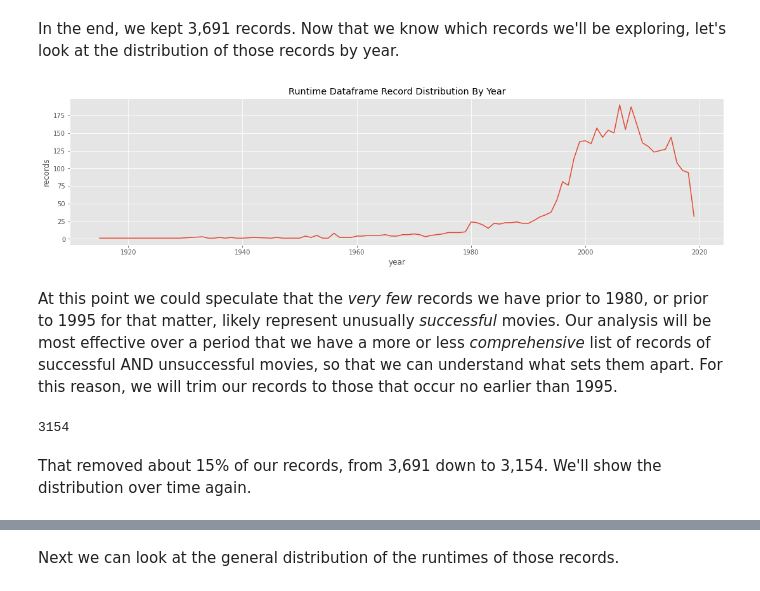
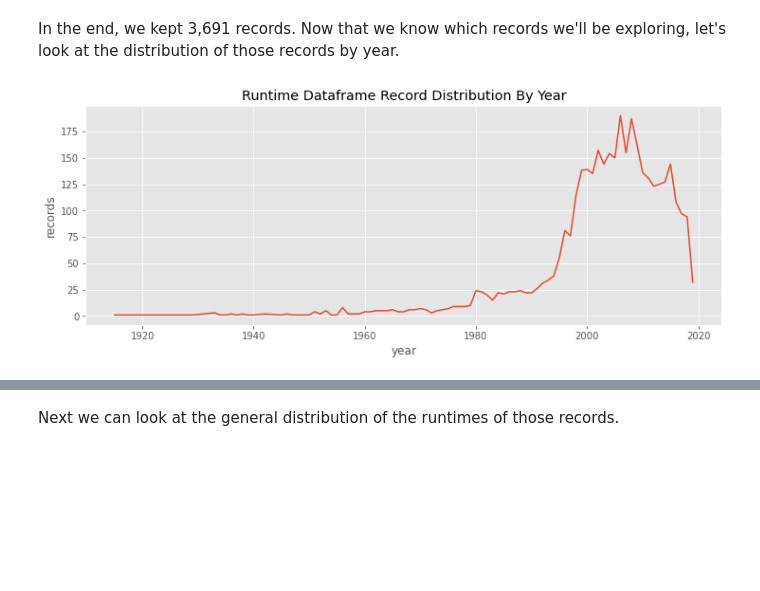
Before and after one commit to aarongalbraith/flatiron-phase1-project-redo, a Jupyter notebook: aaron_galbraith_p1_proj_redo.ipynb, the cells around one changed output, grey strips where cells are left out. Saved outputs shown, nothing was run; the diff lists cells and outputs as text; code cells hidden in the pictures; blank space fills up the shorter version.

```diff
--- a/aaron_galbraith_p1_proj_redo.ipynb
+++ b/aaron_galbraith_p1_proj_redo.ipynb
@@ -471,30 +469,18 @@ In the end, we kept 3,691 records. Now that we know which records we'll be explo
 # %%
 start = 0
 end = 2020
 
 fig, ax = plt.subplots(1,1)
 
-fig.set_figwidth(15)
+fig.set_figwidth(10)
 
 ax.plot(yr_plt(runtime_df, start, end))
 ax.set_xlabel('year')
 ax.set_ylabel('records')
 ax.set_title('Runtime Dataframe Record Distribution By Year')
 
 fig.tight_layout(pad = 0.3)
 
 plt.show()
 # %% [output]
-[figure, old version]
+[figure, new version]
-# %% [markdown]
-At this point we could speculate that the *very few* records we have prior to 1980, or prior to 1995 for that matter, likely represent unusually *successful* movies. Our analysis will be most effective over a period that we have a more or less *comprehensive* list of records of successful AND unsuccessful movies, so that we can understand what sets them apart. For this reason, we will trim our records to those that occur no earlier than 1995.
-# %%
-# trim records to those from 1995 and later
-runtime_df = runtime_df[runtime_df['year'] >= 1995]
-
-# show how many records we've captured
-runtime_df.count()['title']
-# %% [output]
-3154
-# %% [markdown]
-That removed about 15% of our records, from 3,691 down to 3,154. We'll show the distribution over time again.
```
Also changed, not shown: parts of 30 cells of this notebook.
